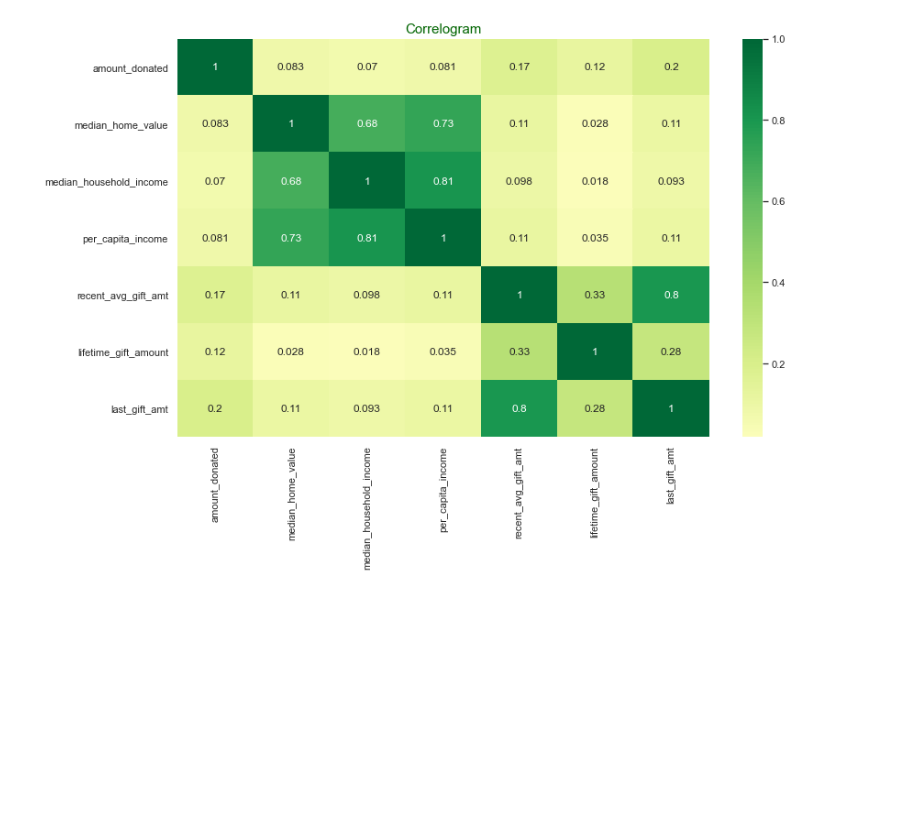
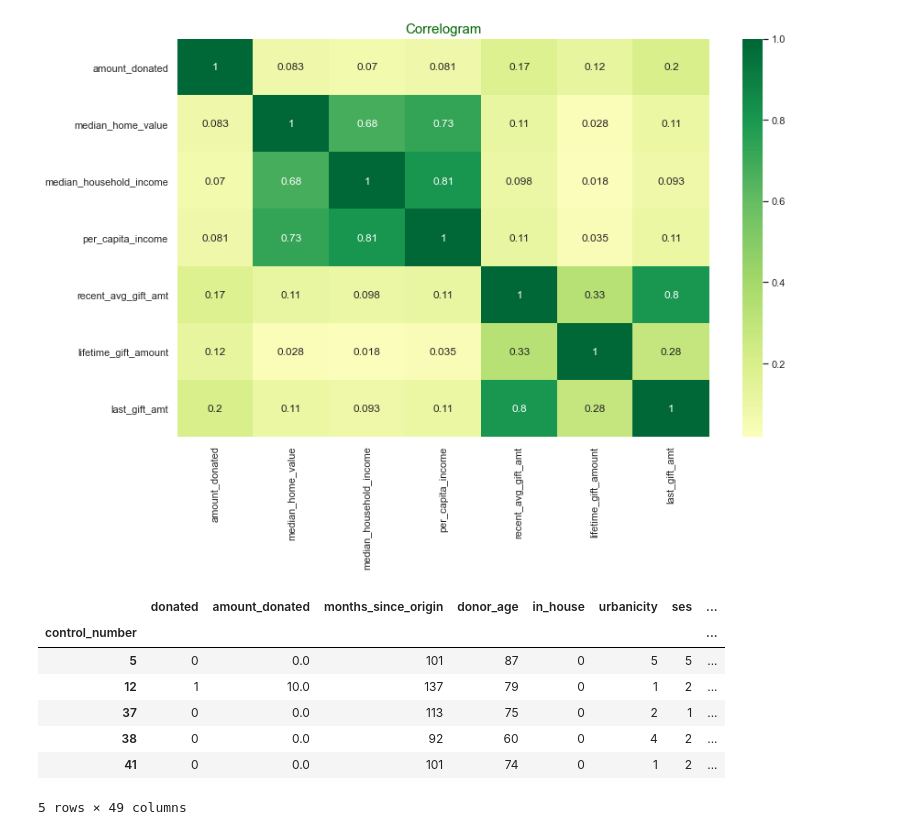
Before and after one commit to jindukwentua/Applying-Machine-Learning-to-Charity-donations, a Jupyter notebook: notebook/analysis.ipynb, the cells around one changed output. Drawn from its saved outputs; the diff is of its cells as text; code cells hidden in the pictures; blank space fills up the shorter version.

```diff
--- a/notebook/analysis.ipynb
+++ b/notebook/analysis.ipynb
@@ -1481,0 +1476,11 @@ df['home_owner'].value_counts().plot.barh()
+# %%
+df.head()
+# %% [output]
+|  | donated | amount_donated | months_since_origin | donor_age | in_house | urbanicity | ses | ... |
+| control_number |  |  |  |  |  |  |  | ... |
+| 5 | 0 | 0.0 | 101 | 87 | 0 | 5 | 5 | ... |
+| 12 | 1 | 10.0 | 137 | 79 | 0 | 1 | 2 | ... |
+| 37 | 0 | 0.0 | 113 | 75 | 0 | 2 | 1 | ... |
+| 38 | 0 | 0.0 | 92 | 60 | 0 | 4 | 2 | ... |
+| 41 | 0 | 0.0 | 101 | 74 | 0 | 1 | 2 | ... |
+5 rows × 49 columns
```
Also changed, not shown: parts of 4 cells of this notebook, 2 other files.
